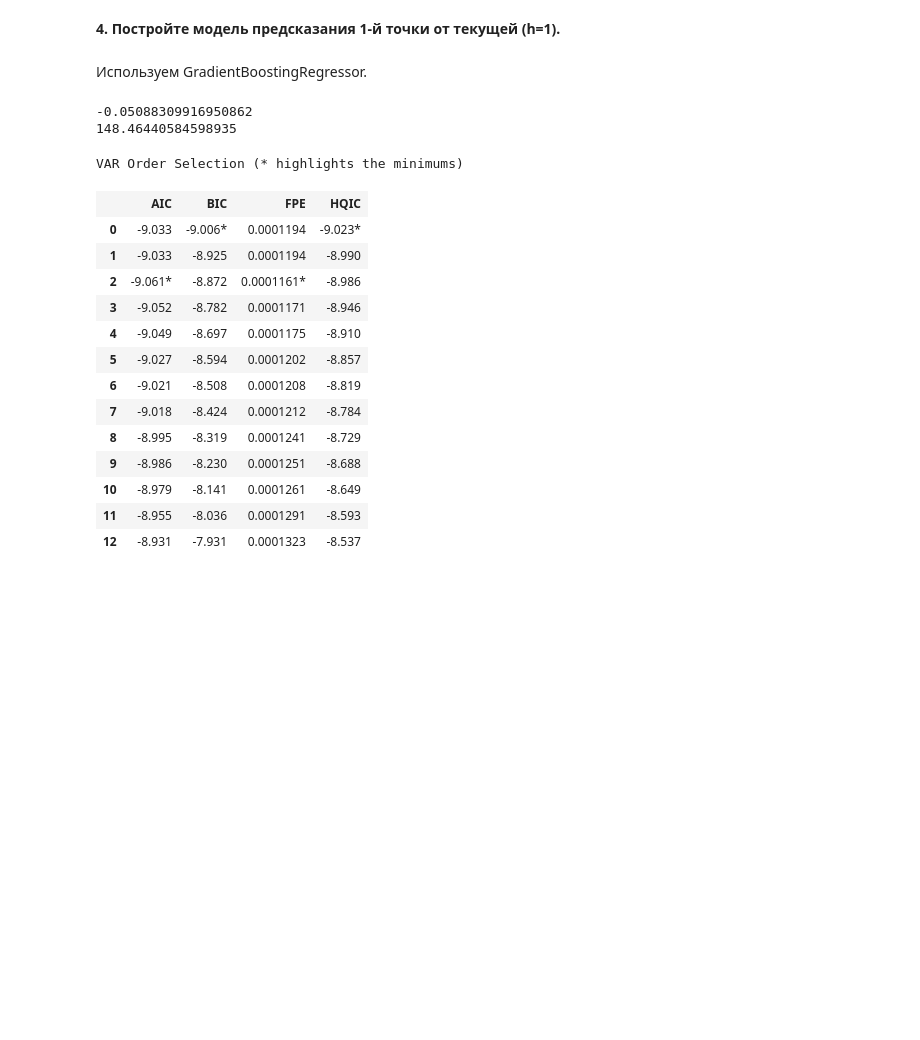
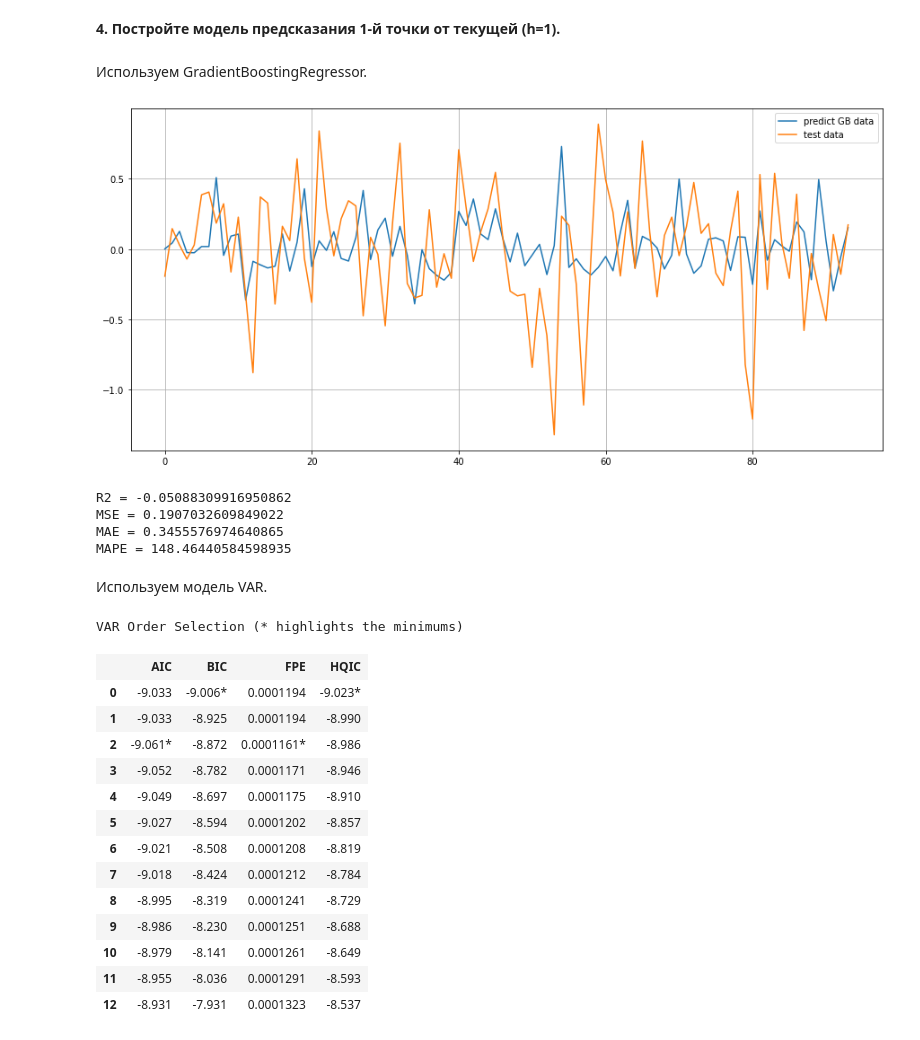
Before and after one commit to GruXsqK/ML_in_business, a Jupyter notebook: Lesson_5/Lesson_5.ipynb, the cells around one changed output. Drawn from its saved outputs; the diff is of its cells as text; code cells hidden in the pictures; blank space fills up the shorter version.

```diff
--- a/Lesson_5/Lesson_5.ipynb
+++ b/Lesson_5/Lesson_5.ipynb
@@ -125,17 +135,34 @@ def mean_absolute_percentage_error(y_true, y_pred):
     return np.mean(np.abs((y_true - y_pred) / y_true)) * 100
 # %%
 from sklearn.ensemble import GradientBoostingRegressor
-from sklearn.metrics import r2_score
+from sklearn.metrics import r2_score, mean_squared_error, mean_absolute_error
 
 model = GradientBoostingRegressor(random_state=21)
 model.fit(X_train, y_train)
 pred = model.predict(X_test)
-
-print(r2_score(y_test, pred))
-print(mean_absolute_percentage_error(y_test, pred))
-# %% [output]
--0.05088309916950862
-148.46440584598935
+# %%
+plt.figure(figsize=(15, 7))
+
+plt.plot(pred, label='predict GB data' )
+plt.plot(y_test, label='test data')
+
+plt.legend()
+plt.grid()
+plt.show()
+# %% [output]
+[figure, added]
+# %%
+print(f'R2 = {r2_score(y_test, pred)}')
+print(f'MSE = {mean_squared_error(y_test, pred)}')
+print(f'MAE = {mean_absolute_error(y_test, pred)}')
+print(f'MAPE = {mean_absolute_percentage_error(y_test, pred)}')
+# %% [output]
+R2 = -0.05088309916950862
+MSE = 0.1907032609849022
+MAE = 0.3455576974640865
+MAPE = 148.46440584598935
+# %% [markdown]
+Используем модель VAR.
 # %%
 from statsmodels.tsa.api import VAR
 
```
Also changed, not shown: parts of 13 cells of this notebook.
